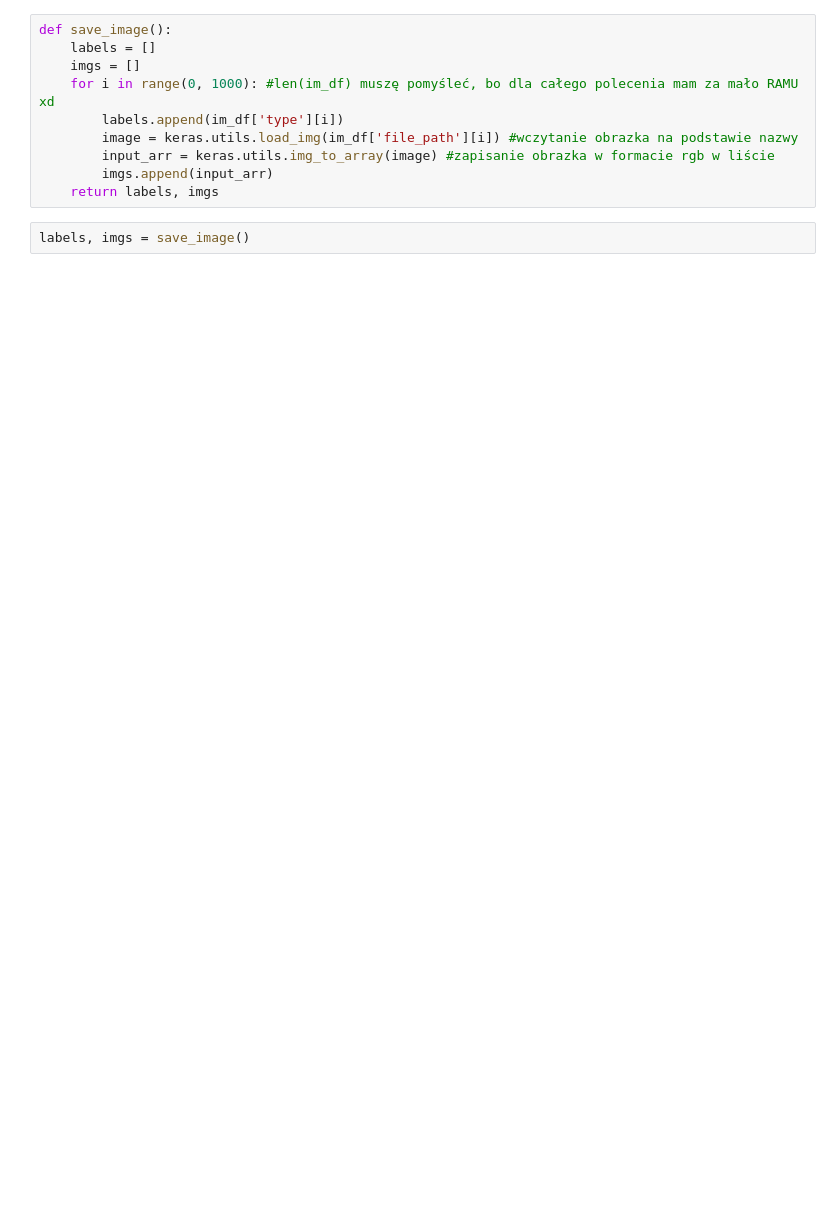
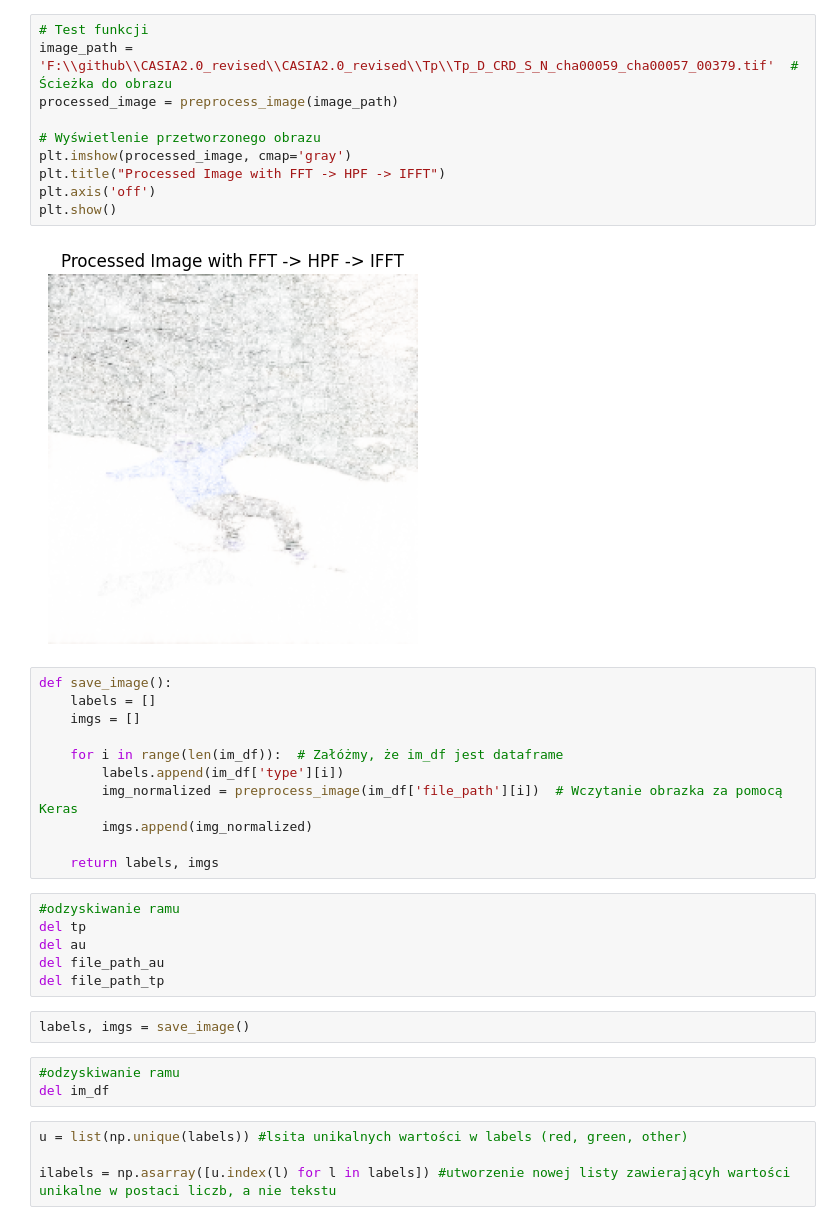
Before and after one commit to fmargul/multimedia, a Jupyter notebook: fft.ipynb, the cells around one changed output. Drawn from its saved outputs; the diff is of its cells as text; blank space fills up the shorter version.

```diff
--- a/fft.ipynb
+++ b/fft.ipynb
@@ -19,12 +87,38 @@ im_df = pd.concat([au, tp], ignore_index=True)
+# %%
+# Test funkcji
+image_path = 'F:\\github\\CASIA2.0_revised\\CASIA2.0_revised\\Tp\\Tp_D_CRD_S_N_cha00059_cha00057_00379.tif'  # Ścieżka do obrazu
+processed_image = preprocess_image(image_path)
+
+# Wyświetlenie przetworzonego obrazu
+plt.imshow(processed_image, cmap='gray')
+plt.title("Processed Image with FFT -> HPF -> IFFT")
+plt.axis('off')
+plt.show()
+# %% [output]
+[figure, added]
 # %%
 def save_image():
     labels = []
     imgs = []
-    for i in range(0, 1000): #len(im_df) muszę pomyśleć, bo dla całego polecenia mam za mało RAMU xd
+
+    for i in range(len(im_df)):  # Załóżmy, że im_df jest dataframe
         labels.append(im_df['type'][i])
-        image = keras.utils.load_img(im_df['file_path'][i]) #wczytanie obrazka na podstawie nazwy
-        input_arr = keras.utils.img_to_array(image) #zapisanie obrazka w formacie rgb w liście
-        imgs.append(input_arr)
+        img_normalized = preprocess_image(im_df['file_path'][i])  # Wczytanie obrazka za pomocą Keras
+        imgs.append(img_normalized)
+
     return labels, imgs
+# %%
+#odzyskiwanie ramu
+del tp
+del au
+del file_path_au
+del file_path_tp
 # %%
 labels, imgs = save_image()
+# %%
+#odzyskiwanie ramu
+del im_df
+# %%
+u = list(np.unique(labels)) #lsita unikalnych wartości w labels (red, green, other)
+
+ilabels = np.asarray([u.index(l) for l in labels]) #utworzenie nowej listy zawierającyh wartości unikalne w postaci liczb, a nie tekstu
```
Also changed, not shown: parts of 19 cells of this notebook, 1 other file.
